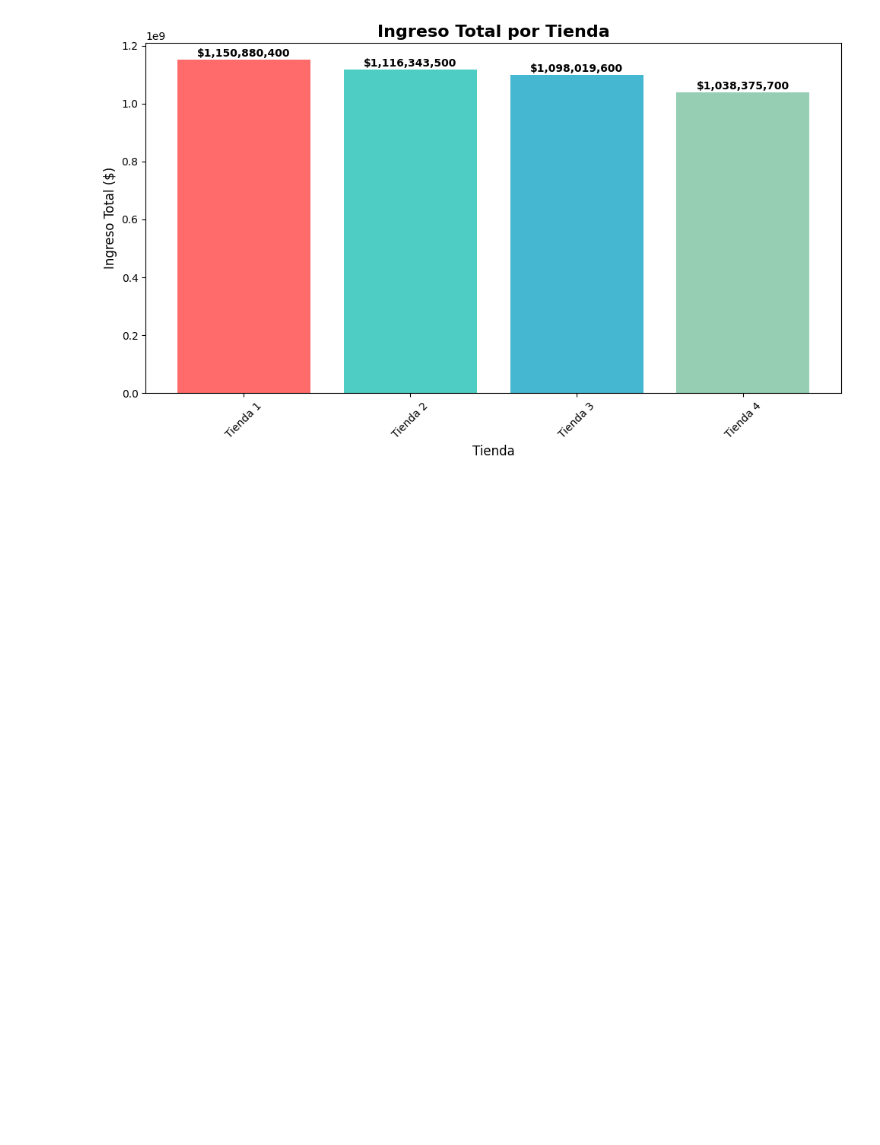
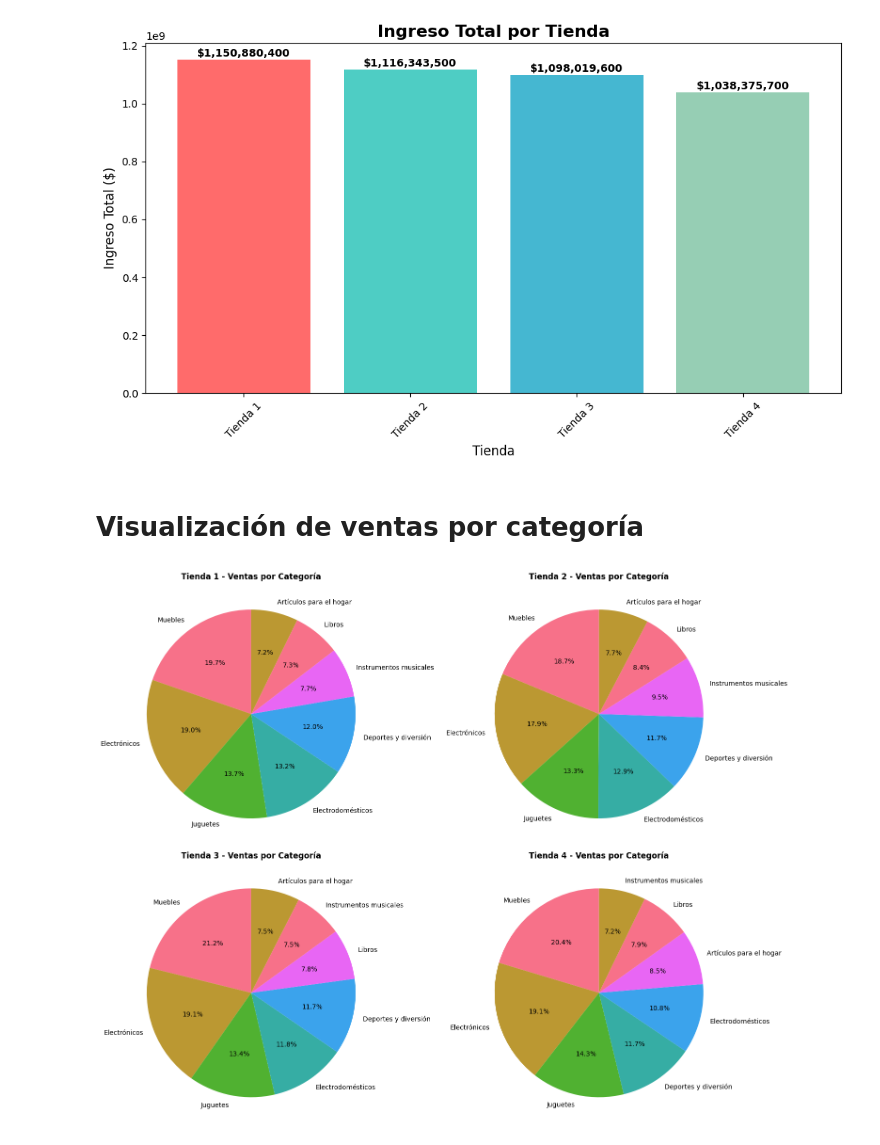
Before and after one commit to byfurkation/Allura_store, a Jupyter notebook: AluraStoreLatam.ipynb, the cells around one changed output. Saved outputs shown, nothing was run; the diff lists cells and outputs as text; code cells hidden in the pictures; blank space fills up the shorter version.

```diff
--- a/AluraStoreLatam.ipynb
+++ b/AluraStoreLatam.ipynb
@@ -275,14 +275,30 @@ plt.xticks(rotation=45)
 
 # Iterar a través de las filas del DataFrame y los valores numéricos para
 # agregar etiquetas de texto
-for index, row in resumen_ingresos.iterrows():
+for i, row in resumen_ingresos.iterrows():
     # Utilice el valor numérico para el cálculo y el formato para la visualización.
-    plt.text(index, ingresos_numericos[index] + max(ingresos_numericos) * 0.01, # Utilice el valor numérico y el máximo de valores numéricos
+    plt.text(i, ingresos_numericos[i] + max(ingresos_numericos) * 0.01,
+             # Utilice el valor numérico y el máximo de valores numéricos
 
-             f'${ingresos_numericos[index]:,.0f}', # Formatear el valor numérico para la etiqueta de texto
+             f'${ingresos_numericos[i]:,.0f}', # Formatear el valor numérico para la etiqueta de texto
              ha='center', fontweight='bold')
 
 plt.tight_layout()
 plt.show()
 # %% [output]
 [figure]
+# %% [markdown]
+# Visualización de ventas por categoría
+# %%
+fig, axes = plt.subplots(2, 2, figsize=(15, 12))
+tiendas_data = [ventas_cat_t1, ventas_cat_t2, ventas_cat_t3, ventas_cat_t4]
+tiendas_nombres = ['Tienda 1', 'Tienda 2', 'Tienda 3', 'Tienda 4']
+
+for i, (ax, data, nombre) in enumerate(zip(axes.flat, tiendas_data, tiendas_nombres)):
+    ax.pie(data.values, labels=data.index, autopct='%1.1f%%', startangle=90)
+    ax.set_title(f'{nombre} - Ventas por Categoría', fontweight='bold')
+
+plt.tight_layout()
+plt.show()
+# %% [output]
+[figure, added]
```
Also changed, not shown: parts of 8 cells of this notebook.
